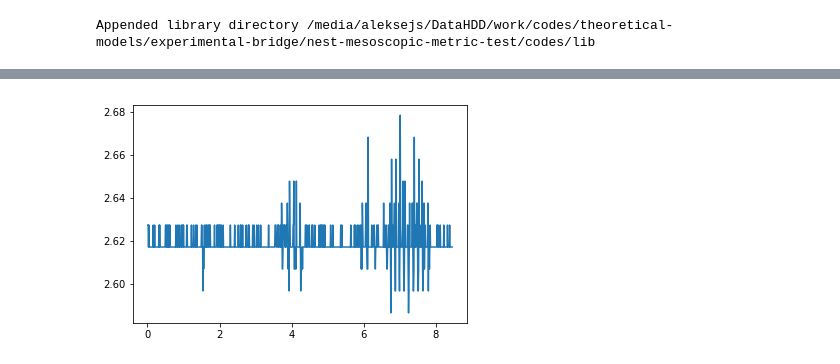
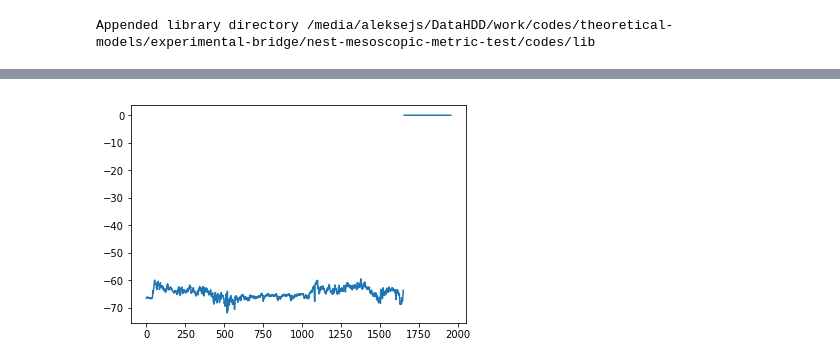
Before and after one commit to aleksejs-fomins/nest-mesoscopic-metric-test, a Jupyter notebook: codes/analysis_real/behaviour-analysis-template.ipynb, the cells around one changed output, grey strips where cells are left out. Saved outputs shown, nothing was run; the diff lists cells and outputs as text; code cells hidden in the pictures.

```diff
--- a/codes/analysis_real/behaviour-analysis-template.ipynb
+++ b/codes/analysis_real/behaviour-analysis-template.ipynb
@@ -34,0 +62,6 @@ aaa = matstruct2dict(f['licks'][0])['lick_vector'][0]
+# %%
+# Transformation - Run only once!
+f['licks'] = [matstruct2dict(obj) for obj in f['licks']]
+f['trials'] = [matstruct2dict(obj) for obj in f['trials']]
+f['licks'] = merge_dicts(f['licks'])
+f['trials'] = merge_dicts(f['trials'])
@@ -35,6 +161,6 @@ aaa = matstruct2dict(f['licks'][0])['lick_vector'][0]
 # %%
 plt.figure()
-plt.plot(aaa[1], aaa[0])
+plt.plot(f['whiskAngle'][:,0])
 plt.show()
 # %% [output]
-[figure, old version]
+[figure, new version]
```
Also changed, not shown: parts of 18 cells of this notebook, 1 other file.
